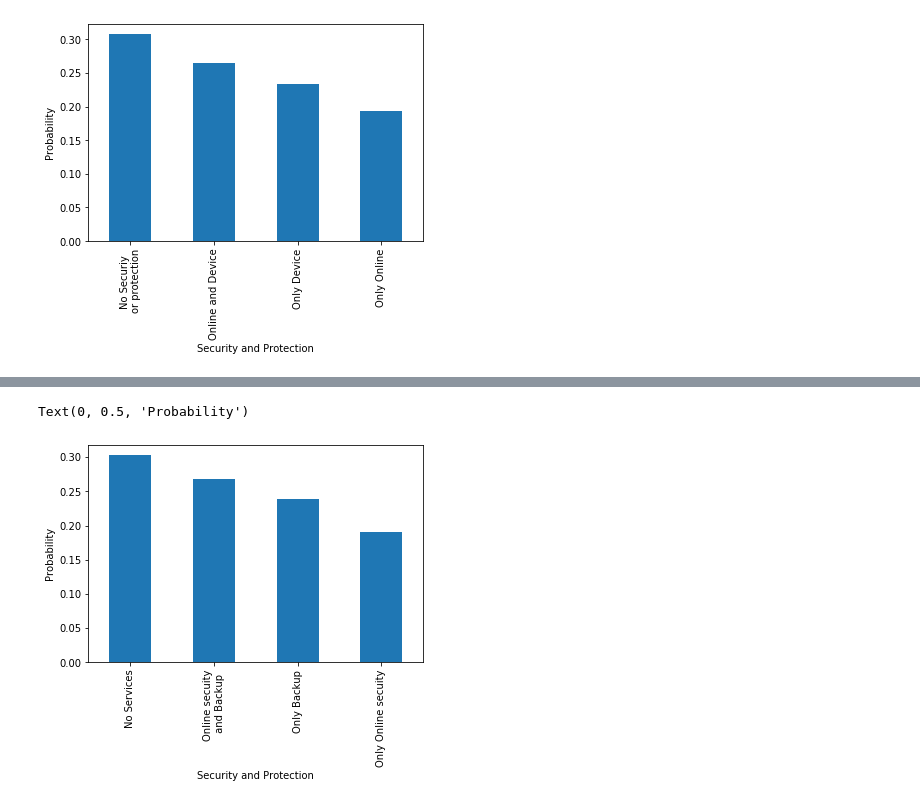
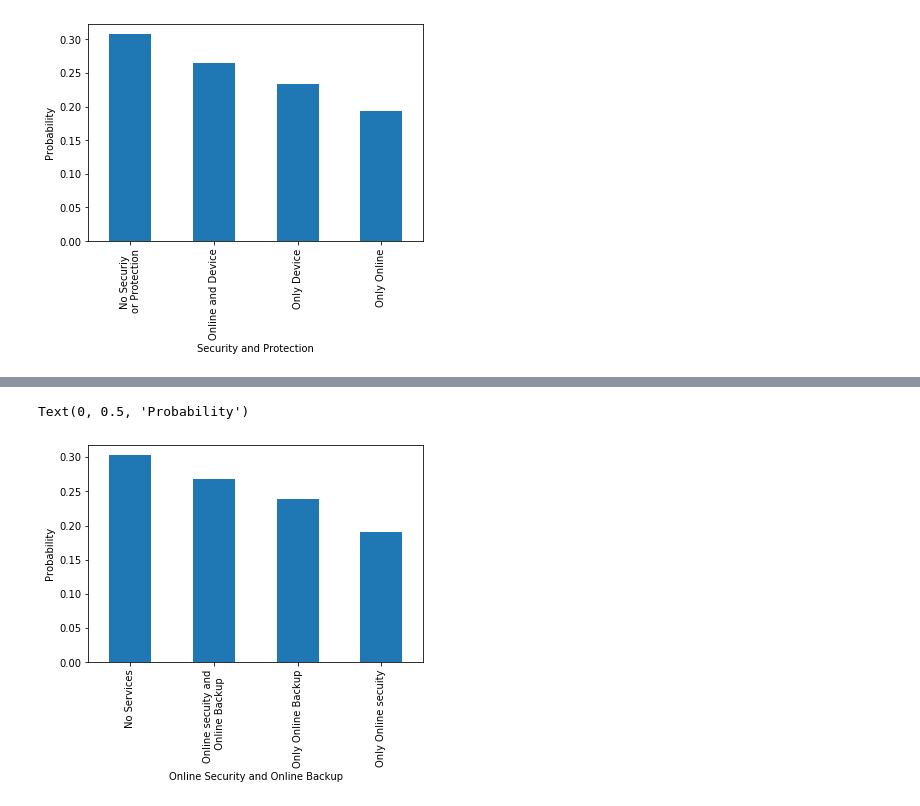
Before and after one commit to anitamezzetti/EPFL_Data_science_in_practice, a Jupyter notebook: Probelm Set 1/PS1-ongoing.ipynb, the cells around one changed output, grey strips where cells are left out. Cells and saved outputs as stored; diff of their text form; code cells hidden in the pictures.

Commit message:
Mattia comments on graphs

```diff
--- a/Probelm Set 1/PS1-ongoing.ipynb
+++ b/Probelm Set 1/PS1-ongoing.ipynb
@@ -141,7 +128,7 @@ Text(0, 0.5, 'Probability')
 #between how many clients who do not have a phone line, look for ones who have internet
 yesInternet_noPhone = 0 #counter
 noPhone = 0
-for i in data.index:
+for i in df.index:
     if (df.PhoneService[i]=='No'): #if not phone service
         noPhone += 1
         #count how many have internet
@@ -149,13 +136,14 @@ for i in data.index:
             yesInternet_noPhone += 1
 
 perc = yesInternet_noPhone / noPhone *100 #percentage of clients who have internet and not phone
-print('The percentage of clients who have internet and do not have phone service is %.2f ' % perc)
+print('The percentage of clients who have internet and do not have phone service is %.2f ' % perc) #Decide if it is the case to keep this, in case change the text
 # %% [output]
 The percentage of clients who have internet and do not have phone service is 100.00
 # %%
 #clients interesed in protection: how many have have online security and/or device protection
+
 s=[] #where to save the information for each costumer
-for i in data.index:
+for i in df.index:
     if (df.OnlineSecurity[i] == 'Yes') and (df.DeviceProtection[i] == 'Yes'): #both
         s += ['Online and Device']
     elif (df.OnlineSecurity[i] == 'Yes') and (df.DeviceProtection[i] == 'No'): #only Movies
@@ -163,7 +151,8 @@ for i in data.index:
     elif (df.OnlineSecurity[i] == 'No') and (df.DeviceProtection[i] == 'Yes'): #only tv
         s += ['Only Device']
     elif (df.OnlineSecurity[i] == 'No') and (df.DeviceProtection[i] == 'No'): #no
-        s += ['No Securiy \nor protection']
+        s += ['No Securiy \nor Protection']
+
 ss = pd.Series(s)
 prob=ss.value_counts(normalize=True)  #count and work in percentage
 prob.plot(kind='bar')
@@ -175,21 +172,22 @@ Text(0, 0.5, 'Probability')
 # %%
 #clients interesed in online services: online security and/or online backup
+
 s=[] #where to save the information for each costumer
 for i in df.index:
     if (df.OnlineSecurity[i] == 'Yes') and (df.OnlineBackup[i] == 'Yes'): #both
-        s += ['Online secuity\n and Backup']
+        s += ['Online secuity and\n  Online Backup']
     elif (df.OnlineSecurity[i] == 'Yes') and (df.OnlineBackup[i] == 'No'): #only Movies
         s += ['Only Online secuity']
     elif (df.OnlineSecurity[i] == 'No') and (df.OnlineBackup[i] == 'Yes'): #only tv
-        s += ['Only Backup']
+        s += ['Only Online Backup']
     elif (df.OnlineSecurity[i] == 'No') and (df.OnlineBackup[i] == 'No'): #no
         s += ['No Services']
 
 ss = pd.Series(s)
 prob=ss.value_counts(normalize=True)  #count and work in percentage
 prob.plot(kind='bar')
-plt.xlabel('Security and Protection')
+plt.xlabel('Online Security and Online Backup')
 plt.ylabel('Probability')
 # %% [output]
 Text(0, 0.5, 'Probability')
-[figure, old version]
+[figure, new version]
```
Also changed, not shown: parts of 10 cells of this notebook.
